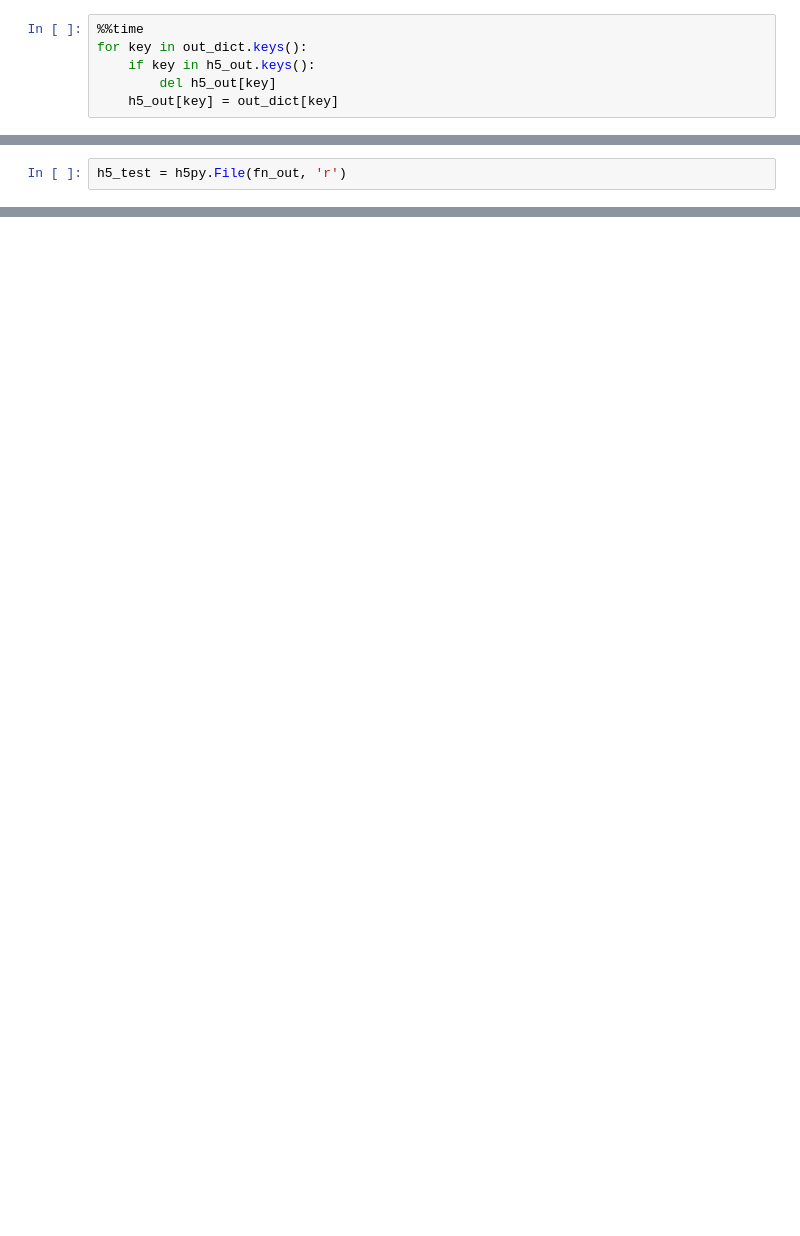
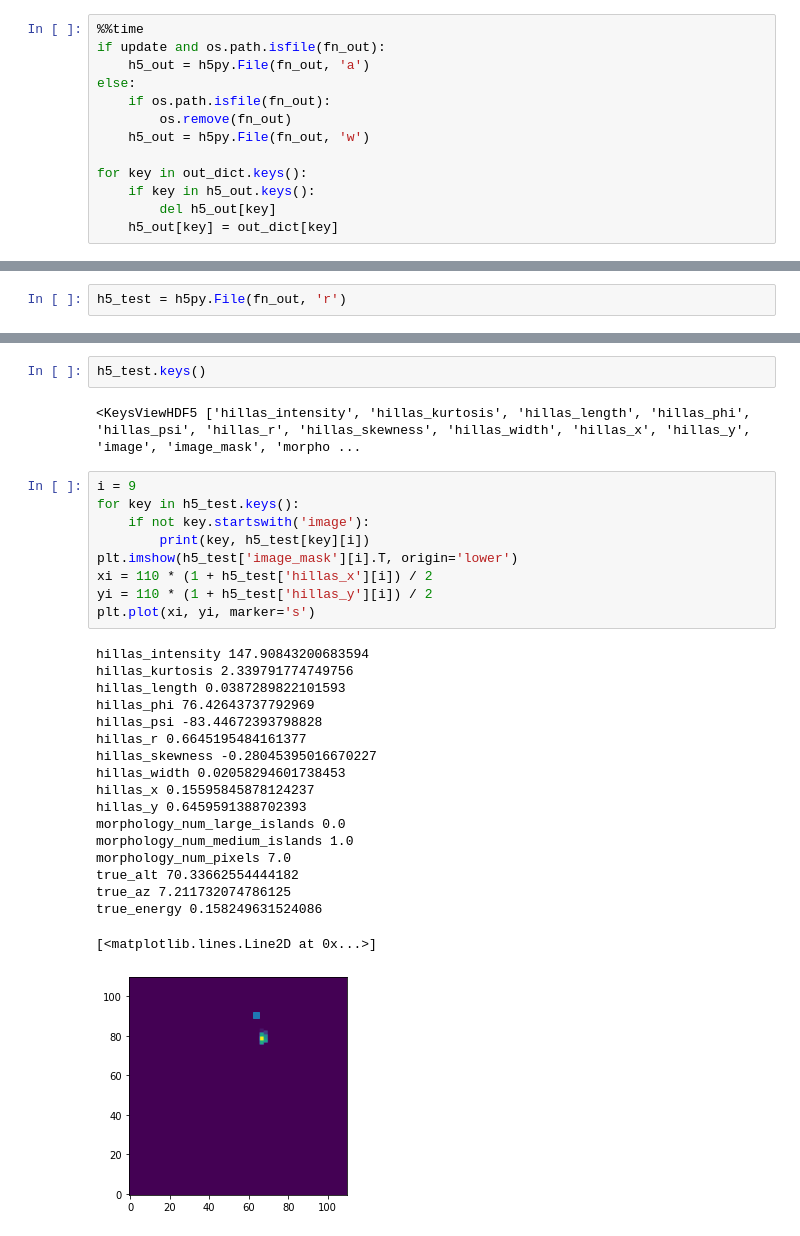
Before and after one commit to dima137/iact_dnn, a Jupyter notebook: notebooks/prod5_to_square.ipynb, the cells around one changed output, grey strips where cells are left out. Cells and saved outputs as stored; diff of their text form; blank space fills up the shorter version.

```diff
--- a/notebooks/prod5_to_square.ipynb
+++ b/notebooks/prod5_to_square.ipynb
@@ -102,5 +142,12 @@ plt.imshow(out_dict['image_mask'][0])
 # %%
 %%time
+if update and os.path.isfile(fn_out):
+    h5_out = h5py.File(fn_out, 'a')
+else:
+    if os.path.isfile(fn_out):
+        os.remove(fn_out)
+    h5_out = h5py.File(fn_out, 'w')
+
 for key in out_dict.keys():
     if key in h5_out.keys():
         del h5_out[key]
@@ -154,0 +208,32 @@ fn_out
+# %%
+h5_test.keys()
+# %% [output]
+<KeysViewHDF5 ['hillas_intensity', 'hillas_kurtosis', 'hillas_length', 'hillas_phi', 'hillas_psi', 'hillas_r', 'hillas_skewness', 'hillas_width', 'hillas_x', 'hillas_y', 'image', 'image_mask', 'morpho ...
+# %%
+i = 9
+for key in h5_test.keys():
+    if not key.startswith('image'):
+        print(key, h5_test[key][i])
+plt.imshow(h5_test['image_mask'][i].T, origin='lower')
+xi = 110 * (1 + h5_test['hillas_x'][i]) / 2
+yi = 110 * (1 + h5_test['hillas_y'][i]) / 2
+plt.plot(xi, yi, marker='s')
+# %% [output]
+hillas_intensity 147.90843200683594
+hillas_kurtosis 2.339791774749756
+hillas_length 0.0387289822101593
+hillas_phi 76.42643737792969
+hillas_psi -83.44672393798828
+hillas_r 0.6645195484161377
+hillas_skewness -0.28045395016670227
+hillas_width 0.02058294601738453
+hillas_x 0.15595845878124237
+hillas_y 0.6459591388702393
+morphology_num_large_islands 0.0
+morphology_num_medium_islands 1.0
+morphology_num_pixels 7.0
+true_alt 70.33662554444182
+true_az 7.211732074786125
+true_energy 0.158249631524086
+[<matplotlib.lines.Line2D at 0x...>]
+[figure, added]
```
Also changed, not shown: parts of 19 cells of this notebook, 4 other files.
